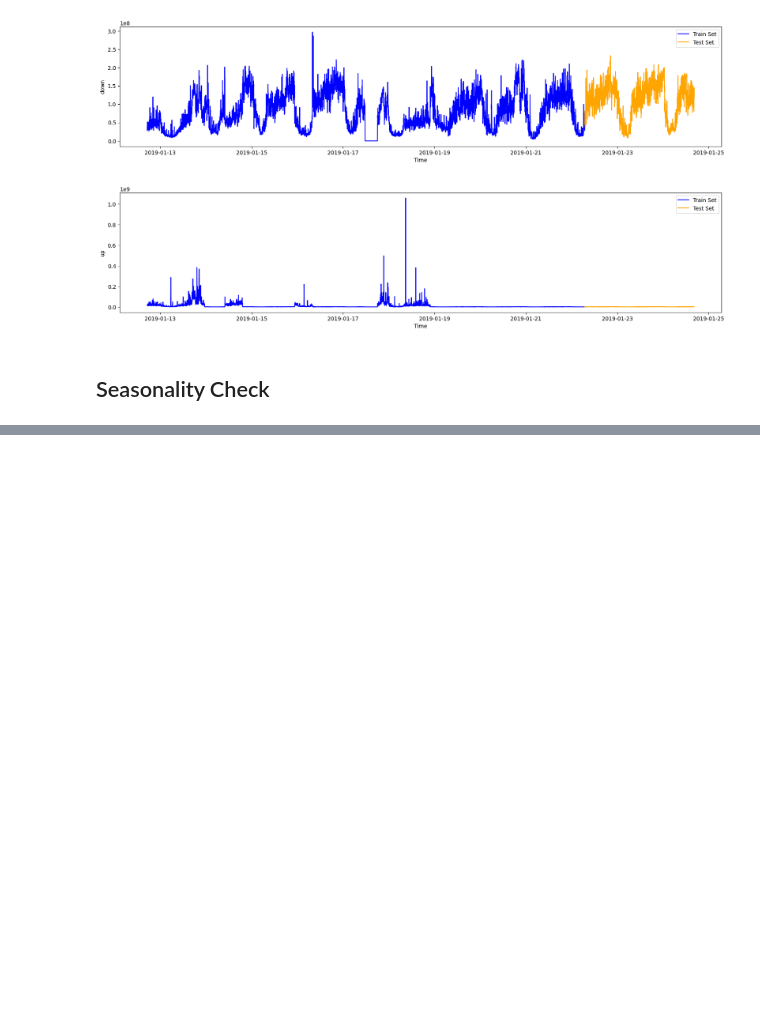
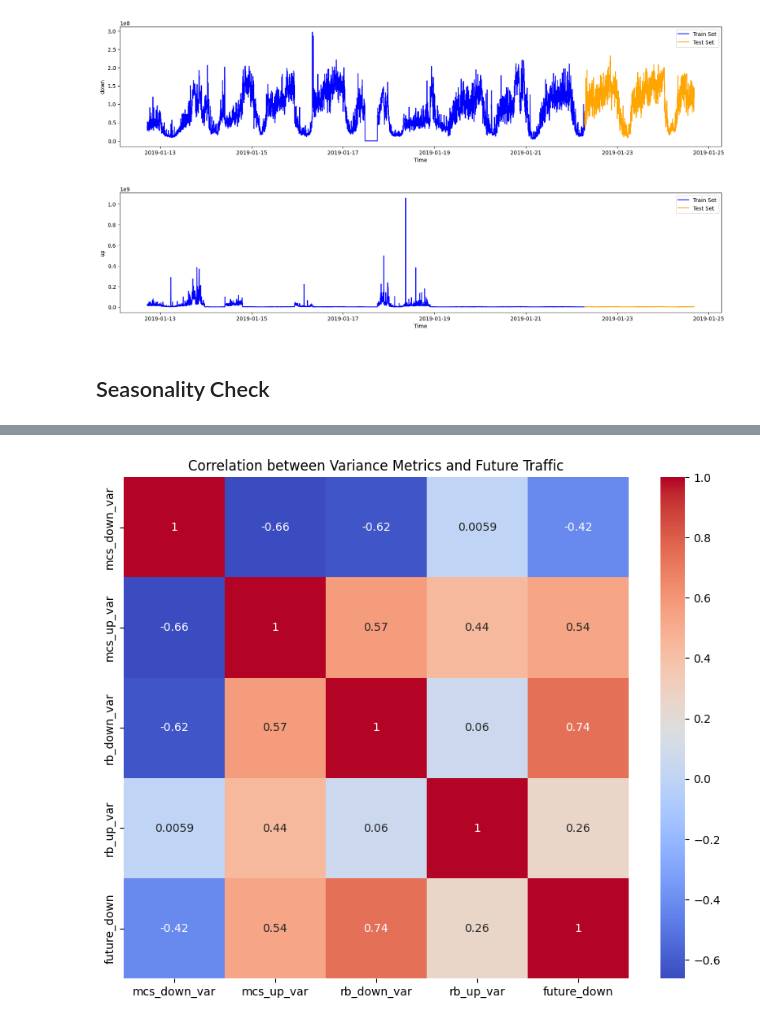
Before and after one commit to jurkensen/network_traffic_forecasting, a Jupyter notebook: data_analysis.ipynb, the cells around one changed output, grey strips where cells are left out. Drawn from its saved outputs; the diff is of its cells as text; code cells hidden in the pictures; blank space fills up the shorter version.

```diff
--- a/data_analysis.ipynb
+++ b/data_analysis.ipynb
@@ -140,0 +141,18 @@ plt.savefig('hourly_network_traffic_lescorts.png', dpi=300, bbox_inches='tight')
+# %%
+import matplotlib.pyplot as plt
+import seaborn as sns
+
+# Shift target column to align current variances with future traffic
+df_shifted = train_poblesec.copy()
+df_shifted['future_down'] = df_shifted['down'].shift(-1)  # Next interval's traffic
+
+# Calculate correlations
+corr = df_shifted[['mcs_down_var', 'mcs_up_var', 'rb_down_var', 'rb_up_var', 'future_down']].corr()
+
+# Visualize
+plt.figure(figsize=(10, 8))
+sns.heatmap(corr, annot=True, cmap='coolwarm')
+plt.title('Correlation between Variance Metrics and Future Traffic')
+plt.show()
+# %% [output]
+[figure, added]
```
Also changed, not shown: parts of 4 cells of this notebook, 1 other file.
